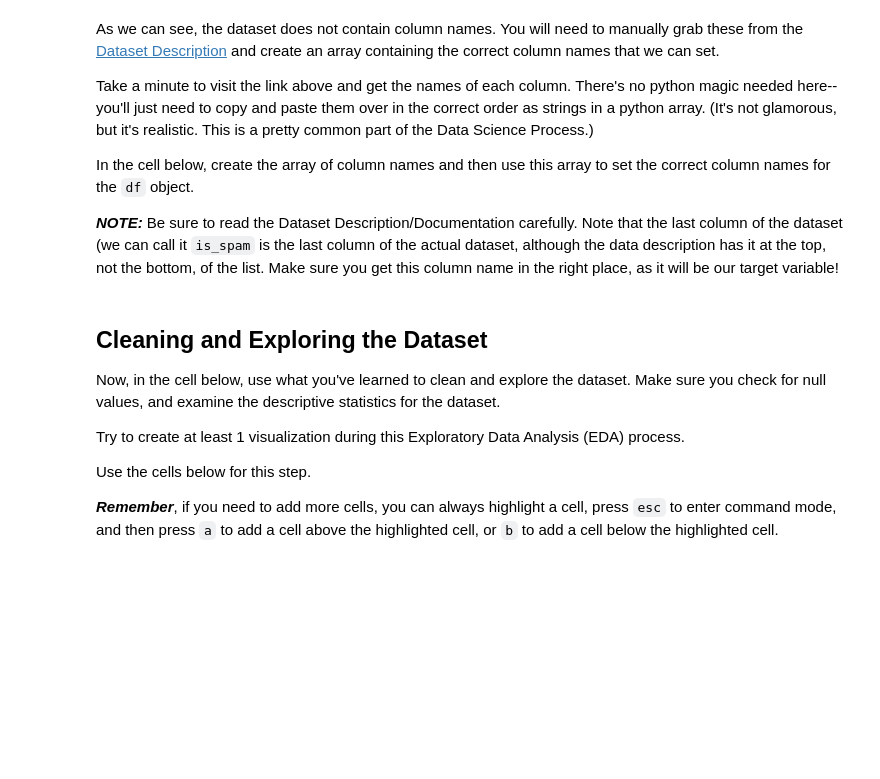
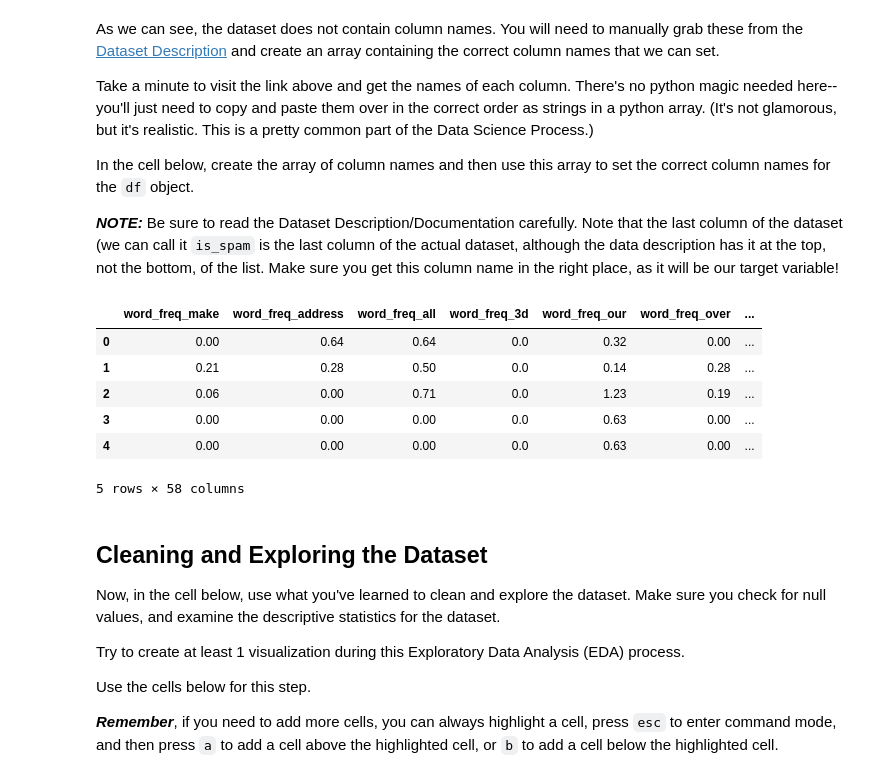
Before and after one commit to jeussantiago/dsc-2-22-14-document-classification-using-naive-bayes-lab-nyc-ds-career-031119, a Jupyter notebook: index.ipynb, the cells around one changed output. Cells and saved outputs as stored; diff of their text form; code cells hidden in the pictures; blank space fills up the shorter version.

```diff
--- a/index.ipynb
+++ b/index.ipynb
@@ -71,3 +68,75 @@ column_names = None
+# %%
+# Test 2: Do not chang variable name!
+column_names = ['word_freq_make',
+    'word_freq_address',
+    'word_freq_all',
+    'word_freq_3d',
+    'word_freq_our',
+    'word_freq_over',
+    'word_freq_remove',
+    'word_freq_internet',
+    'word_freq_order',
+    'word_freq_mail',
+    'word_freq_receive',
+    'word_freq_will',
+    'word_freq_people',
+    'word_freq_report',
+    'word_freq_addresses',
+    'word_freq_free',
+    'word_freq_business',
+    'word_freq_email',
+    'word_freq_you',
+    'word_freq_credit',
+    'word_freq_your',
+    'word_freq_font',
+    'word_freq_000',
+    'word_freq_money',
+    'word_freq_hp',
+    'word_freq_hpl',
+    'word_freq_george',
+    'word_freq_650',
+    'word_freq_lab',
+    'word_freq_labs',
+    'word_freq_telnet',
+    'word_freq_857',
+    'word_freq_data',
+    'word_freq_415',
+    'word_freq_85',
+    'word_freq_technology',
+    'word_freq_1999',
+    'word_freq_parts',
+    'word_freq_pm',
+    'word_freq_direct',
+    'word_freq_cs',
+    'word_freq_meeting',
+    'word_freq_original',
+    'word_freq_project',
+    'word_freq_re',
+    'word_freq_edu',
+    'word_freq_table',
+    'word_freq_conference',
+    'char_freq_;',
+    'char_freq_(',
+    'char_freq_[',
+    'char_freq_!',
+    'char_freq_$',
+    'char_freq_#',
+    'capital_run_length_average',
+    'capital_run_length_longest',
+    'capital_run_length_total',
+     'is_spam'
+    ]
+
+df.columns = column_names
+df.head()
+# %% [output]
+|  | word_freq_make | word_freq_address | word_freq_all | word_freq_3d | word_freq_our | word_freq_over | ... |
+| 0 | 0.00 | 0.64 | 0.64 | 0.0 | 0.32 | 0.00 | ... |
+| 1 | 0.21 | 0.28 | 0.50 | 0.0 | 0.14 | 0.28 | ... |
+| 2 | 0.06 | 0.00 | 0.71 | 0.0 | 1.23 | 0.19 | ... |
+| 3 | 0.00 | 0.00 | 0.00 | 0.0 | 0.63 | 0.00 | ... |
+| 4 | 0.00 | 0.00 | 0.00 | 0.0 | 0.63 | 0.00 | ... |
+5 rows × 58 columns
 # %% [markdown]
 ## Cleaning and Exploring the Dataset
 
```
Also changed, not shown: parts of 1 cell of this notebook.
